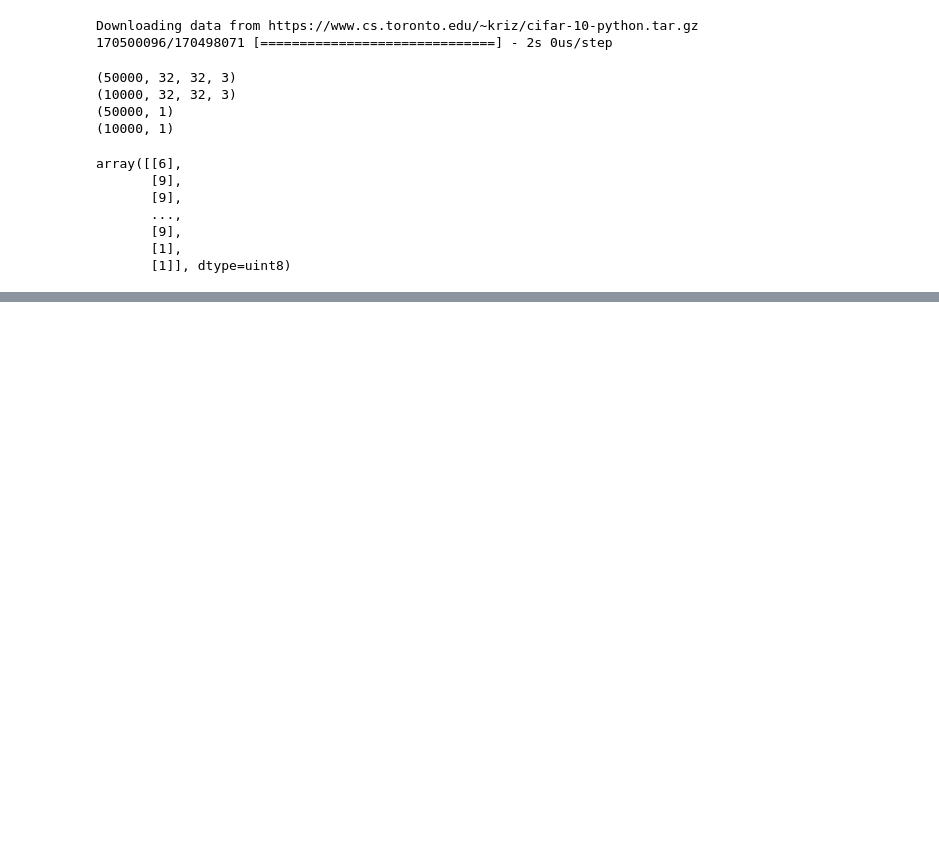
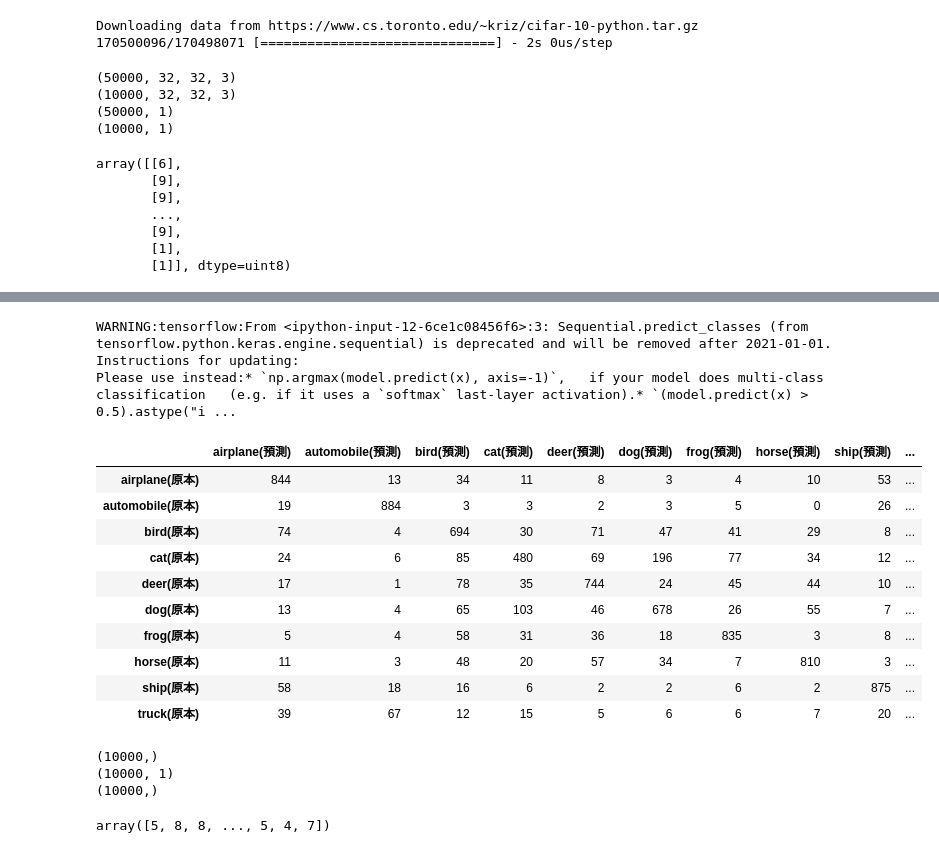
Before and after one commit to crazy85128x/ML0930, a Jupyter notebook: cnn.ipynb, the cells around one changed output, grey strips where cells are left out. Saved outputs shown, nothing was run; the diff lists cells and outputs as text; code cells hidden in the pictures; blank space fills up the shorter version.

```diff
--- a/cnn.ipynb
+++ b/cnn.ipynb
@@ -96,0 +139,35 @@ model.compile(loss=SparseCategoricalCrossentropy(),
+# %%
+import pandas as pd
+from sklearn.metrics import confusion_matrix
+pre = model.predict_classes(x_test_norm)
+mat = confusion_matrix(y_test, pre)
+pd.DataFrame(mat,
+      index=["{}(原本)".format(n) for n in trans],
+      columns=["{}(預測)".format(n) for n in trans])
+# %% [output]
+WARNING:tensorflow:From <ipython-input-12-6ce1c08456f6>:3: Sequential.predict_classes (from tensorflow.python.keras.engine.sequential) is deprecated and will be removed after 2021-01-01.
+Instructions for updating:
+Please use instead:* `np.argmax(model.predict(x), axis=-1)`,   if your model does multi-class classification   (e.g. if it uses a `softmax` last-layer activation).* `(model.predict(x) > 0.5).astype("i ...
+|  | airplane(預測) | automobile(預測) | bird(預測) | cat(預測) | deer(預測) | dog(預測) | frog(預測) | horse(預測) | ship(預測) | ... |
+| airplane(原本) | 844 | 13 | 34 | 11 | 8 | 3 | 4 | 10 | 53 | ... |
+| automobile(原本) | 19 | 884 | 3 | 3 | 2 | 3 | 5 | 0 | 26 | ... |
+| bird(原本) | 74 | 4 | 694 | 30 | 71 | 47 | 41 | 29 | 8 | ... |
+| cat(原本) | 24 | 6 | 85 | 480 | 69 | 196 | 77 | 34 | 12 | ... |
+| deer(原本) | 17 | 1 | 78 | 35 | 744 | 24 | 45 | 44 | 10 | ... |
+| dog(原本) | 13 | 4 | 65 | 103 | 46 | 678 | 26 | 55 | 7 | ... |
+| frog(原本) | 5 | 4 | 58 | 31 | 36 | 18 | 835 | 3 | 8 | ... |
+| horse(原本) | 11 | 3 | 48 | 20 | 57 | 34 | 7 | 810 | 3 | ... |
+| ship(原本) | 58 | 18 | 16 | 6 | 2 | 2 | 6 | 2 | 875 | ... |
+| truck(原本) | 39 | 67 | 12 | 15 | 5 | 6 | 6 | 7 | 20 | ... |
+# %%
+pre = model.predict_classes(x_test_norm)
+print(pre.shape)
+print(y_test.shape)
+y_test_r = y_test.reshape(10000)
+print(y_test_r.shape)
+pre
+# %% [output]
+(10000,)
+(10000, 1)
+(10000,)
+array([5, 8, 8, ..., 5, 4, 7])
```
Also changed, not shown: parts of 7 cells of this notebook.
